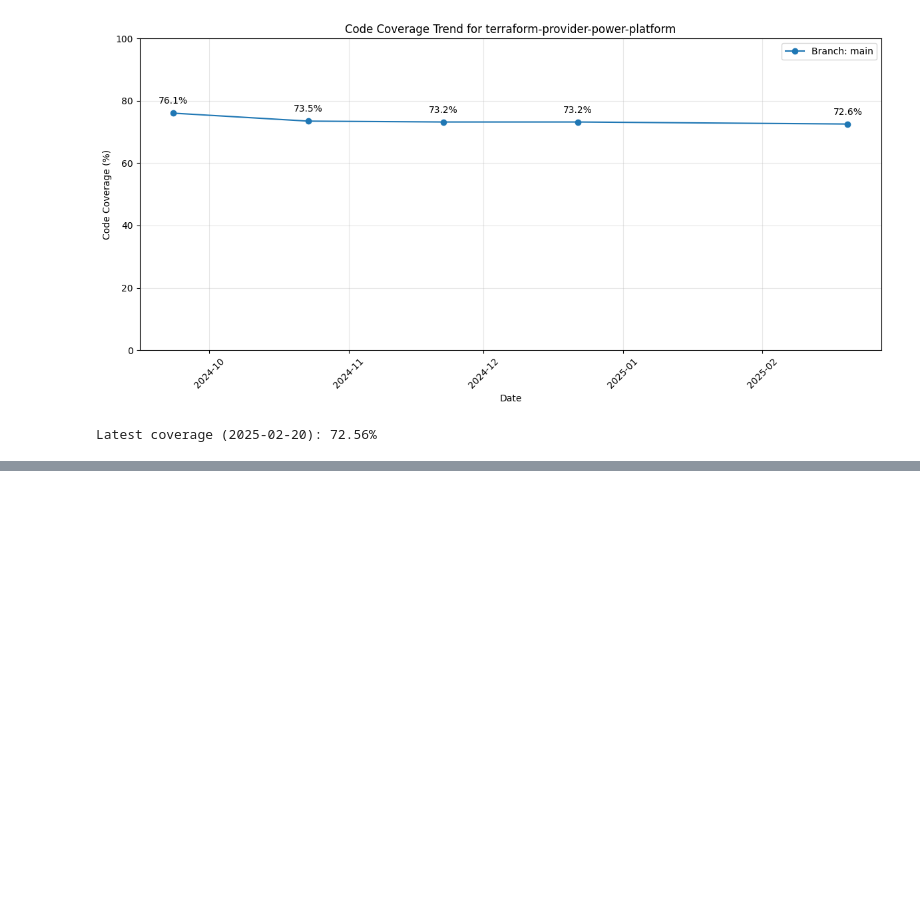
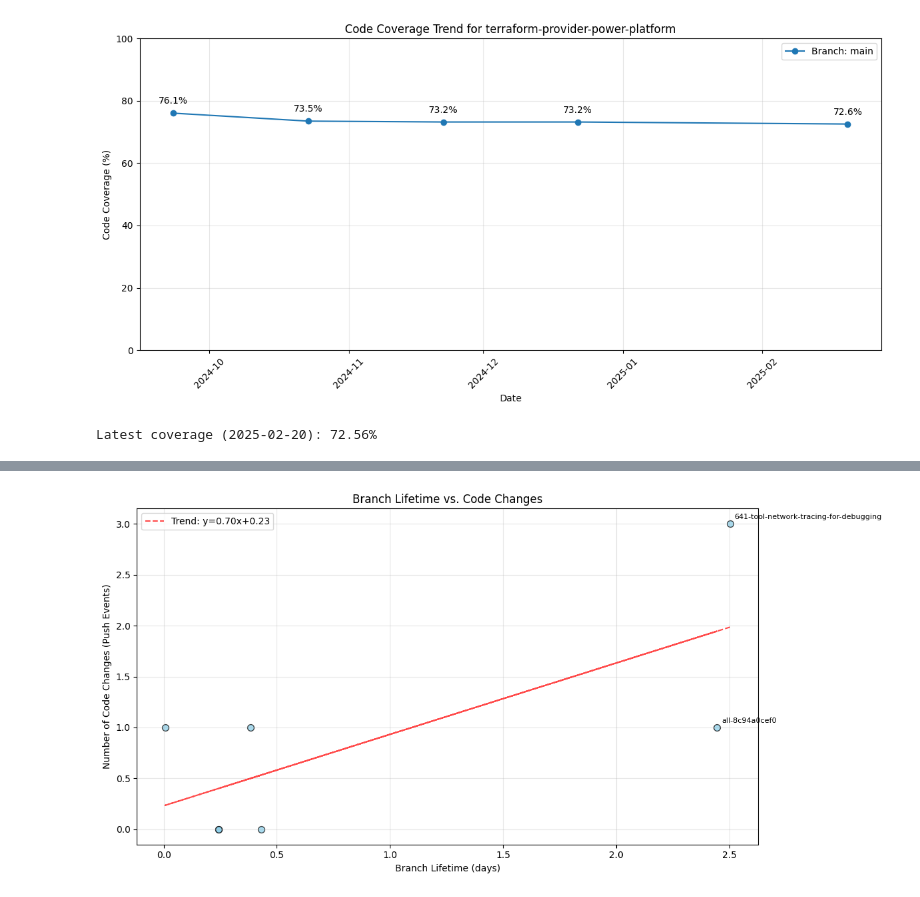
Before and after one commit to devorekristen/terraform-provider-power-platform, a Jupyter notebook: metrics/metrics.ipynb, the cells around one changed output, grey strips where cells are left out. Drawn from its saved outputs; the diff is of its cells as text; code cells hidden in the pictures; blank space fills up the shorter version.

```diff
--- a/metrics/metrics.ipynb
+++ b/metrics/metrics.ipynb
@@ -311,0 +468,96 @@ Latest coverage (2025-02-20): 72.56%
+# %%
+import numpy as np
+
+# Filter for branch creation events
+branch_creations = df_events[(df_events['type'] == 'CreateEvent') & (df_events['ref_type'] == 'branch')]
+
+# Create a dataframe to store branch lifecycle information
+branch_lifecycle = []
+
+# For each branch creation, find its deletion event and code changes
+for _, creation_event in branch_creations.iterrows():
+    branch_name = creation_event['ref']
+    creation_time = creation_event['created_at']
+    creator = creation_event['actor']
+
+    # Look for DeleteEvent for this branch
+    deletion_events = df_events[(df_events['type'] == 'DeleteEvent') &
+                               (df_events['ref'] == branch_name) &
+                               (df_events['created_at'] > creation_time)]
+
+    # Track code changes by looking for PushEvents on this branch
+    push_events = df_events[(df_events['type'] == 'PushEvent') &
+                           (df_events['ref'] == f'refs/heads/{branch_name}') &
+                           (df_events['created_at'] > creation_time)]
+
+    # Count the number of commits (proxy for code changes)
+    code_changes = len(push_events)
+
+    if not deletion_events.empty:
+        # Take the earliest deletion event after creation
+        deletion_event = deletion_events.iloc[0]
+        deletion_time = deletion_event['created_at']
+        deleter = deletion_event['actor']
+
+        # Calculate time difference in days
+        time_to_delete = (deletion_time - creation_time).total_seconds() / (60 * 60 * 24)  # convert to days
+
+        branch_lifecycle.append({
+            'branch_name': branch_name,
+            'creation_time': creation_time,
+            'creator': creator,
+            'deletion_time': deletion_time,
+            'deleter': deleter,
+            'lifetime_days': time_to_delete,
+            'code_changes': code_changes
+        })
+
+# Create DataFrame from branch lifecycle data
+df_branch_lifecycle = pd.DataFrame(branch_lifecycle)
+
+# Display statistics and visualizations if we have data
+if not df_branch_lifecycle.empty:
+    # Show basic statistics
+    print(f"Found data for {len(df_branch_lifecycle)} branches")
+    print(f"Average branch lifetime: {df_branch_lifecycle['lifetime_days'].mean():.2f} days")
+    print(f"Median branch lifetime: {df_branch_lifecycle['lifetime_days'].median():.2f} days")
+    print(f"Minimum branch lifetime: {df_branch_lifecycle['lifetime_days'].min():.2f} days")
+    print(f"Maximum branch lifetime: {df_branch_lifecycle['lifetime_days'].max():.2f} days")
+
+    # Create a scatter plot of branch lifetimes vs code changes
+    plt.figure(figsize=(12, 6))
+    plt.scatter(df_branch_lifecycle['lifetime_days'], df_branch_lifecycle['code_changes'],
+                alpha=0.7, s=50, c='skyblue', edgecolor='black')
+
+    # Add labels and title
+    plt.xlabel('Branch Lifetime (days)')
+    plt.ylabel('Number of Code Changes (Push Events)')
+    plt.title('Branch Lifetime vs. Code Changes')
+
+    # Add trend line
+    z = np.polyfit(df_branch_lifecycle['lifetime_days'], df_branch_lifecycle['code_changes'], 1)
+    p = np.poly1d(z)
+    plt.plot(df_branch_lifecycle['lifetime_days'], p(df_branch_lifecycle['lifetime_days']),
+             "r--", alpha=0.7, label=f"Trend: y={z[0]:.2f}x+{z[1]:.2f}")
+
+    # Add branch names as tooltips for interesting data points
+    for i, row in df_branch_lifecycle.iterrows():
+        if row['code_changes'] > 2 or row['lifetime_days'] > 1.5:  # Highlight important branches
+            plt.annotate(row['branch_name'].split('/')[-1],
+                         (row['lifetime_days'], row['code_changes']),
+                         textcoords="offset points",
+                         xytext=(5, 5),
+                         fontsize=8)
+
+    plt.grid(True, alpha=0.3)
+    plt.legend()
+    plt.tight_layout()
+    plt.show()
+
+    # Top 10 branches by code changes
+    print("\nTop 10 branches by code changes:")
+    display(df_branch_lifecycle.sort_values('code_changes', ascending=False).head(10)[
+        ['branch_name', 'creator', 'code_changes', 'lifetime_days']])
+else:
+    print("No branch lifecycle data could be calculated.")
+# %% [output]
@@ -311,0 +569 @@ Latest coverage (2025-02-20): 72.56%
+[figure, added]
```
Also changed, not shown: parts of 6 cells of this notebook.
